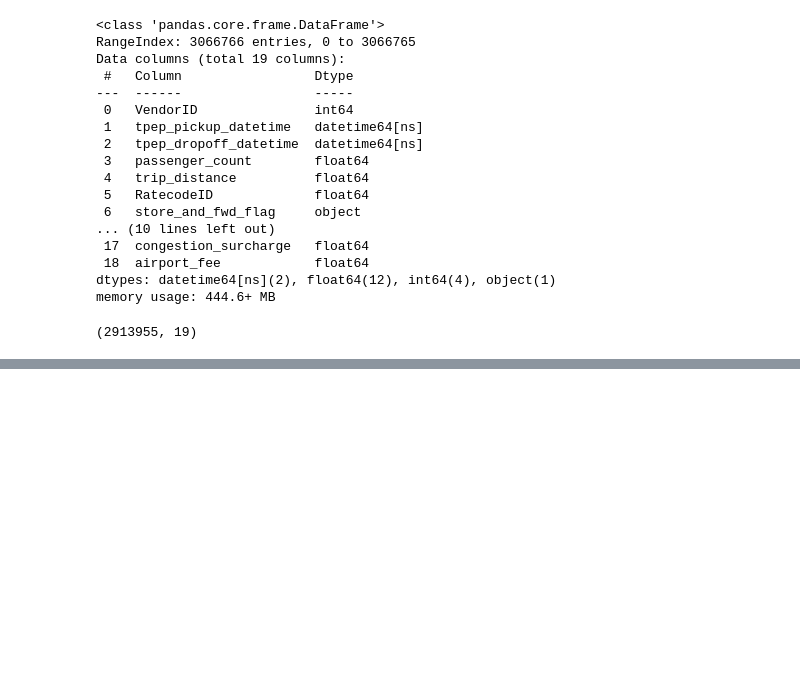
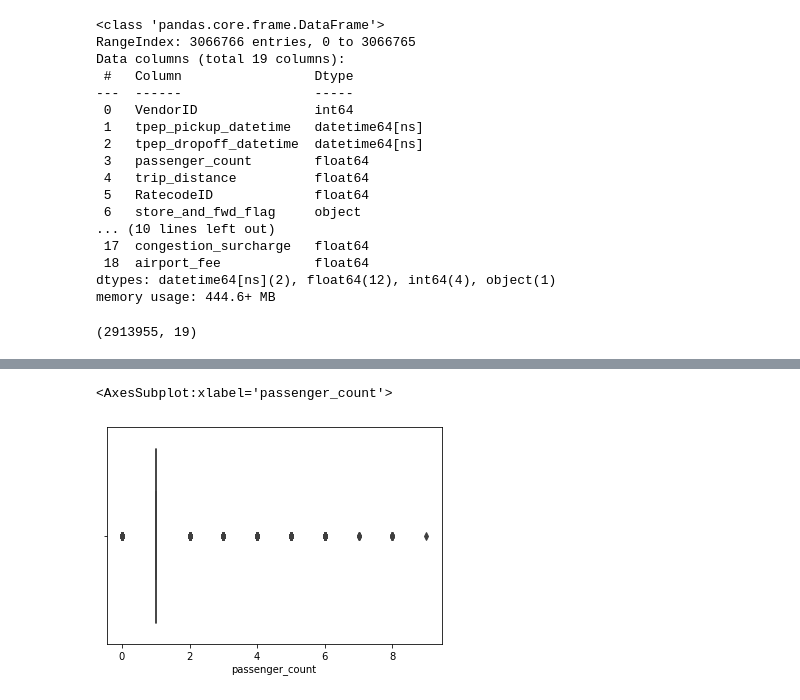
Before and after one commit to Rasheed-10/MLOps-ZOOMCAMP, a Jupyter notebook: homework.ipynb, the cells around one changed output, grey strips where cells are left out. Cells and saved outputs as stored; diff of their text form; code cells hidden in the pictures; blank space fills up the shorter version.

```diff
--- a/homework.ipynb
+++ b/homework.ipynb
@@ -181,0 +182,6 @@ plt.show()
+# %%
+import seaborn as sns
+sns.boxplot(x=df['passenger_count'])
+# %% [output]
+<AxesSubplot:xlabel='passenger_count'>
+[figure, added]
```
Also changed, not shown: parts of 19 cells of this notebook.
